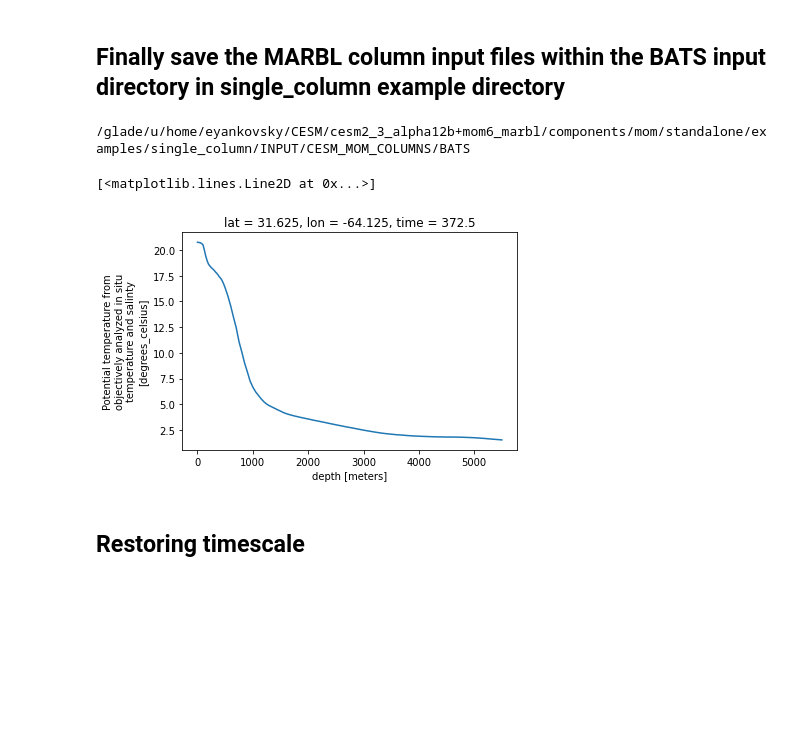
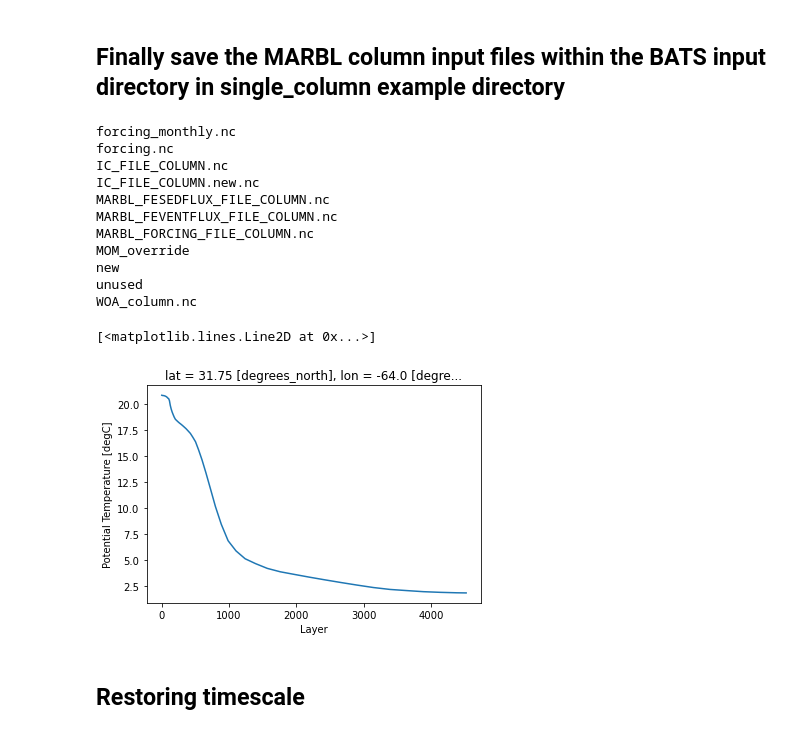
Before and after one commit to ElizabethYankovsky/MARBL_notebooks, a Jupyter notebook: Generate_IC_Files.ipynb, the cells around one changed output. Cells and saved outputs as stored; diff of their text form; code cells hidden in the pictures; blank space fills up the shorter version.

Commit message:
Use MOM_IC.nc as basis for initial conditions
Instead of reading netCDF files that CESM-MOM reads to initialize T & S and the
MARBL tracers, we just read a MOM_IC.nc file generated by a CESM-MOM run.

```diff
--- a/Generate_IC_Files.ipynb
+++ b/Generate_IC_Files.ipynb
@@ -364,16 +358,16 @@ else:
     out_dir = '.'
 
 # remove existing copies of output files
-for file in['IC_FILE_COLUMN.nc', 'MARBL_FESEDFLUX_FILE_COLUMN.nc', 'MARBL_FEVENTFLUX_FILE_COLUMN.nc', 'TS_IC_FILE_COLUMN.nc', 'MARBL_FORCING_FILE_COLUMN.nc']:
+for file in['IC_FILE_COLUMN.nc', 'MARBL_FESEDFLUX_FILE_COLUMN.nc', 'MARBL_FEVENTFLUX_FILE_COLUMN.nc', 'MARBL_FORCING_FILE_COLUMN.nc']:
     full_path = f'{out_dir}/{file}'
     try:
         os.remove(full_path)
     except FileNotFoundError:
         print(f'{full_path} does not exist')
 
-IC_FILE_COLUMN.to_netcdf(f'{out_dir}/IC_FILE_COLUMN.nc', 'w')
+IC_FILE_COLUMN.drop('eta').to_netcdf(f'{out_dir}/IC_FILE_COLUMN.nc', 'w')
 
-TS_IC_FILE_COLUMN.to_netcdf(f'{out_dir}/TS_IC_FILE_COLUMN.nc', 'w')
+# TS_IC_FILE_COLUMN.to_netcdf(f'{out_dir}/TS_IC_FILE_COLUMN.nc', 'w')
 
 MARBL_FESEDFLUX_FILE_COLUMN.to_netcdf(f'{out_dir}/MARBL_FESEDFLUX_FILE_COLUMN.nc','w')
 MARBL_FEVENTFLUX_FILE_COLUMN.to_netcdf(f'{out_dir}/MARBL_FEVENTFLUX_FILE_COLUMN.nc','w')
@@ -381,15 +375,25 @@ MARBL_FEVENTFLUX_FILE_COLUMN.to_netcdf(f'{out_dir}/MARBL_FEVENTFLUX_FILE_COLUMN.
 MARBL_FORCING_FILE_COLUMN.to_netcdf(f'{out_dir}/MARBL_FORCING_FILE_COLUMN.nc','w',unlimited_dims='time')
 #
 _ = os.system(f'ls {out_dir}')
+# %% [output]
+forcing_monthly.nc
+forcing.nc
+IC_FILE_COLUMN.nc
+IC_FILE_COLUMN.new.nc
+MARBL_FESEDFLUX_FILE_COLUMN.nc
+MARBL_FEVENTFLUX_FILE_COLUMN.nc
+MARBL_FORCING_FILE_COLUMN.nc
+MOM_override
+new
+unused
+WOA_column.nc
 # %%
-%cd /glade/u/home/eyankovsky/CESM/cesm2_3_alpha12b+mom6_marbl/components/mom/standalone/examples/single_column/INPUT/CESM_MOM_COLUMNS/BATS
-testing_IC_FILE = xr.open_dataset('TS_IC_FILE_COLUMN.nc',decode_times=False)
+testing_IC_FILE = xr.open_dataset(f'{out_dir}/IC_FILE_COLUMN.nc',decode_times=False)
 #testing_ICs = xr.open_dataset('ICs.nc')
-testing_IC_FILE.theta0[:,1,1].plot()
+testing_IC_FILE.Temp[:,1,1].plot()
 # %% [output]
-/glade/u/home/eyankovsky/CESM/cesm2_3_alpha12b+mom6_marbl/components/mom/standalone/examples/single_column/INPUT/CESM_MOM_COLUMNS/BATS
+[<matplotlib.lines.Line2D at 0x...>]
-[<matplotlib.lines.Line2D at 0x...>]
-[figure, old version]
+[figure, new version]
 # %%
 #(1/1.5854895991882293e-08)/86400/365
 # %% [markdown]
```
Also changed, not shown: parts of 18 cells of this notebook.
